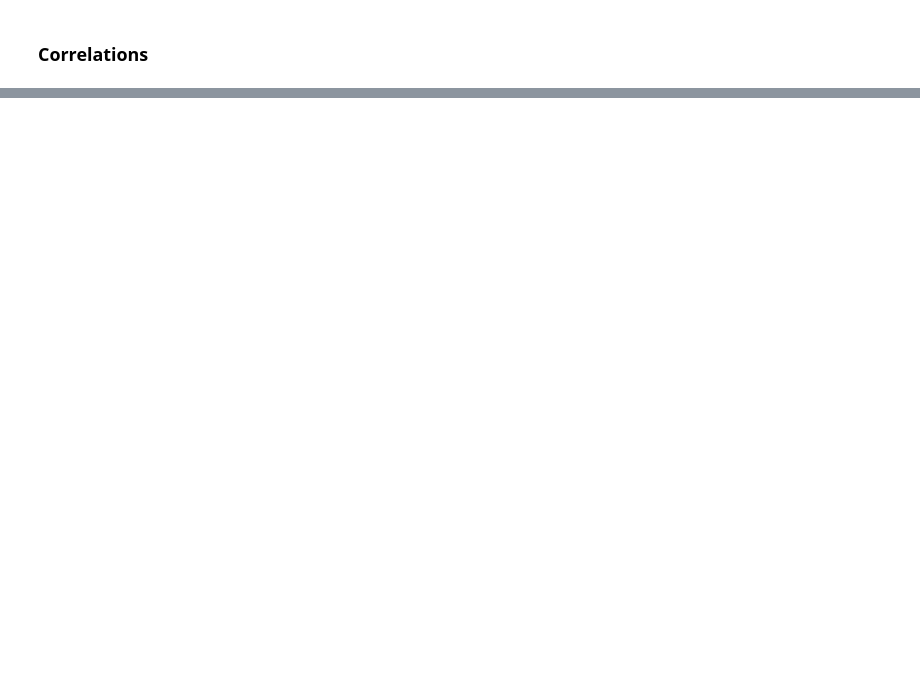
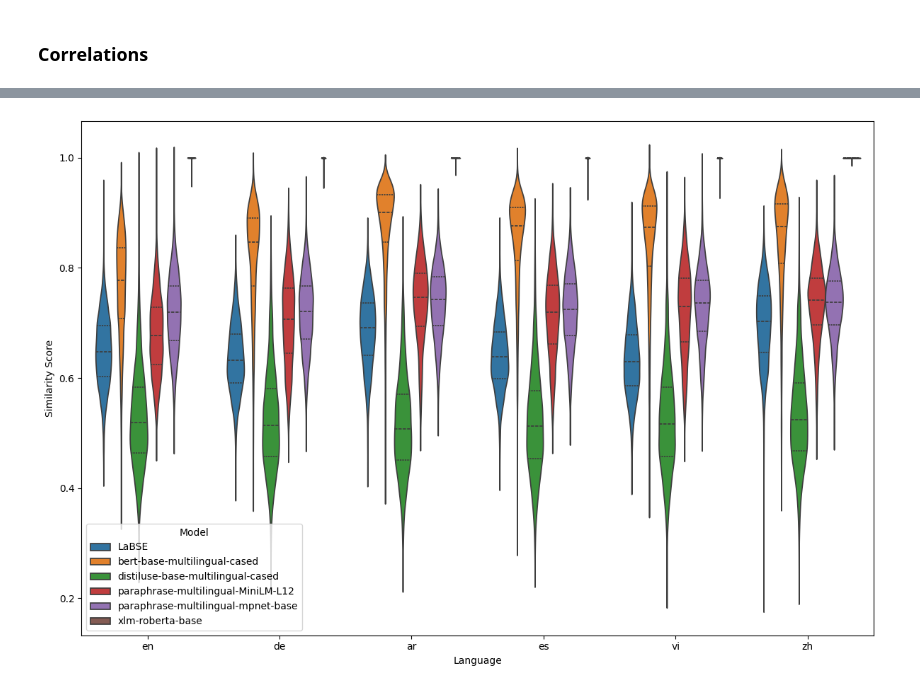
Before and after one commit to dkoterwa/master_thesis, a Jupyter notebook: notebooks/results_analysis.ipynb, the cells around one changed output, grey strips where cells are left out. Cells and saved outputs as stored; diff of their text form; code cells hidden in the pictures; blank space fills up the shorter version.

Commit message:
Add notebook with results analysis

```diff
--- a/notebooks/results_analysis.ipynb
+++ b/notebooks/results_analysis.ipynb
@@ -93,0 +56,9 @@ def plot_similarity_score_distribution(results):
+# %%
+def plot_similarity_scores_by_language_overlay(results_df):
+    plt.figure(figsize=(12, 8))
+    sns.violinplot(x="lang", y="nearest_neighbor_score", hue="model", data=results_df, split=False, inner="quartile")
+    plt.xlabel("Language")
+    plt.ylabel("Similarity Score")
+    plt.legend(title="Model")
+    plt.tight_layout()
+    plt.show()
@@ -232,0 +149,8 @@ plot_fpr_for_specific_thresholds_multiple_languages(results, target_languages)
+# %%
+datasets = glob.glob("../data/retrieval_results/oasst2*.csv")
+dfs = []
+for dataset, model in zip(datasets, MODELS):
+    print(dataset, model)
+    df = pd.read_csv(dataset, index_col=0)
+    df["model"] = model
+    dfs.append(df)
@@ -232,0 +181,8 @@ plot_fpr_for_specific_thresholds_multiple_languages(results, target_languages)
+# %%
+datasets = glob.glob("../data/retrieval_results/mlqa*.csv")
+dfs = []
+for dataset, model in zip(datasets, MODELS):
+    print(dataset, model)
+    df = pd.read_csv(dataset, index_col=0)
+    df["model"] = model
+    dfs.append(df)
@@ -232,0 +196,7 @@ plot_fpr_for_specific_thresholds_multiple_languages(results, target_languages)
+# %%
+full_results_mlqa = pd.concat(dfs)
+full_results_mlqa.reset_index(drop=True, inplace=True)
+# %%
+plot_similarity_scores_by_language_overlay(full_results_mlqa)
+# %% [output]
+[figure, added]
```
Also changed, not shown: parts of 52 cells of this notebook, 3 other files.
